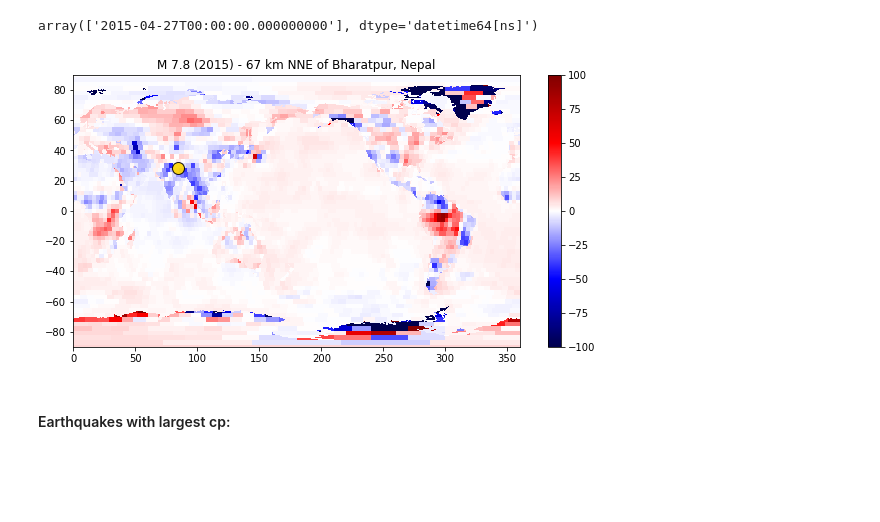
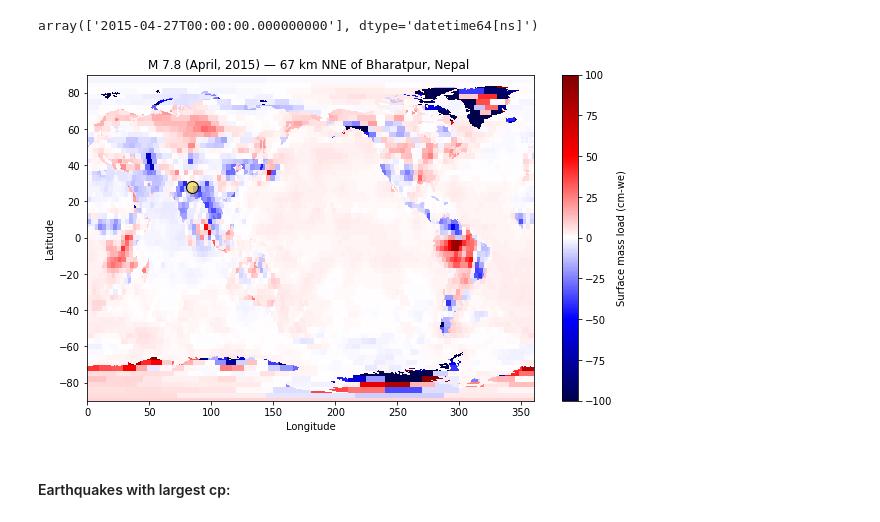
Before and after one commit to amandasyamsul/SLIQ, a Jupyter notebook: plot-grace-snapshots.ipynb, the cells around one changed output. Cells and saved outputs as stored; diff of their text form; code cells hidden in the pictures; blank space fills up the shorter version.

Commit message:
added axes labels and made circle transparent

```diff
--- a/plot-grace-snapshots.ipynb
+++ b/plot-grace-snapshots.ipynb
@@ -19,11 +19,13 @@ ds = xr.open_dataset(dataset_path + "GRCTellus.JPL.200204_202201.GLO.RL06M.MSCNv
 ERROR 1: PROJ: proj_create_from_database: Open of /home/amand4/anaconda3/envs/syamsul_2023/share/proj failed
 # %%
 def grace_snapshot(lat,lon,title,snapshot,ax):
-    ax.plot(lon,lat,'o',c='gold',markeredgecolor='k',markersize=12,alpha=0.9)
+    ax.plot(lon,lat,'o', c='gold', alpha=0.5, markersize=12)
+    ax.plot(lon,lat,'o', markeredgecolor='k',markerfacecolor='None',markersize=12)
     c=ax.pcolormesh(ds.lon,ds.lat,snapshot,vmin=-100,vmax=100,cmap='seismic')
-#     ax.axis('scaled')
     ax.set_title(title)
-    plt.colorbar(c, ax=ax)
+    ax.set_xlabel('Longitude')
+    ax.set_ylabel('Latitude')
+    plt.colorbar(c, ax=ax, label='Surface mass load (cm-we)')
 # %% [markdown]
 ## GRACE PCA snapshots of significant events
 # %% [markdown]
@@ -44,9 +44,10 @@ snapshot = ds.lwe_thickness.to_numpy()[index,:,:].squeeze()
 # %%
-fig,ax = plt.subplots(figsize=(10,5))
+snapshot = ds.lwe_thickness.to_numpy()[index,:,:].squeeze()
+fig,ax = plt.subplots(figsize=(10,6))
 
-grace_snapshot(28.23,84.731,'M 7.8 (2015) - 67 km NNE of Bharatpur, Nepal',snapshot,ax)
+grace_snapshot(28.23,84.731,'M 7.8 (April, 2015) — 67 km NNE of Bharatpur, Nepal ',snapshot,ax)
 # %% [output]
-[figure, old version]
+[figure, new version]
 # %% [markdown]
 #### Earthquakes with largest cp:
 # %%
```
Also changed, not shown: parts of 2 cells of this notebook.
